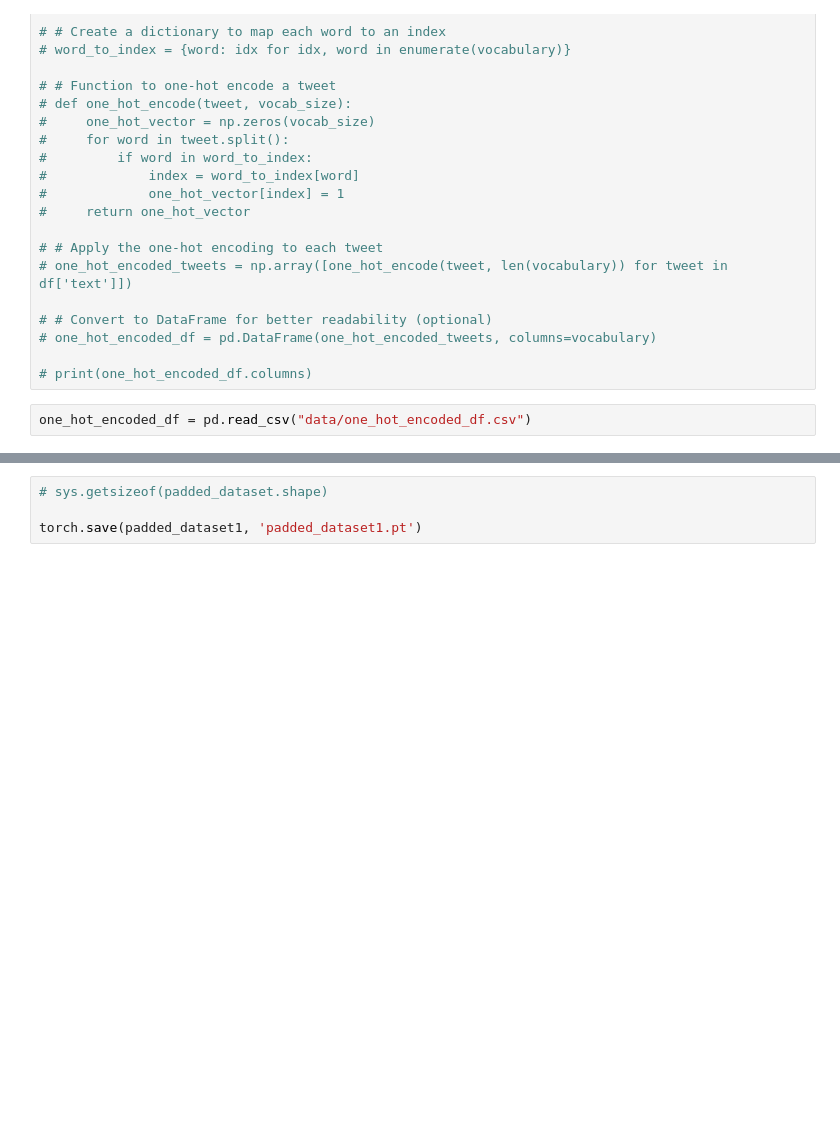
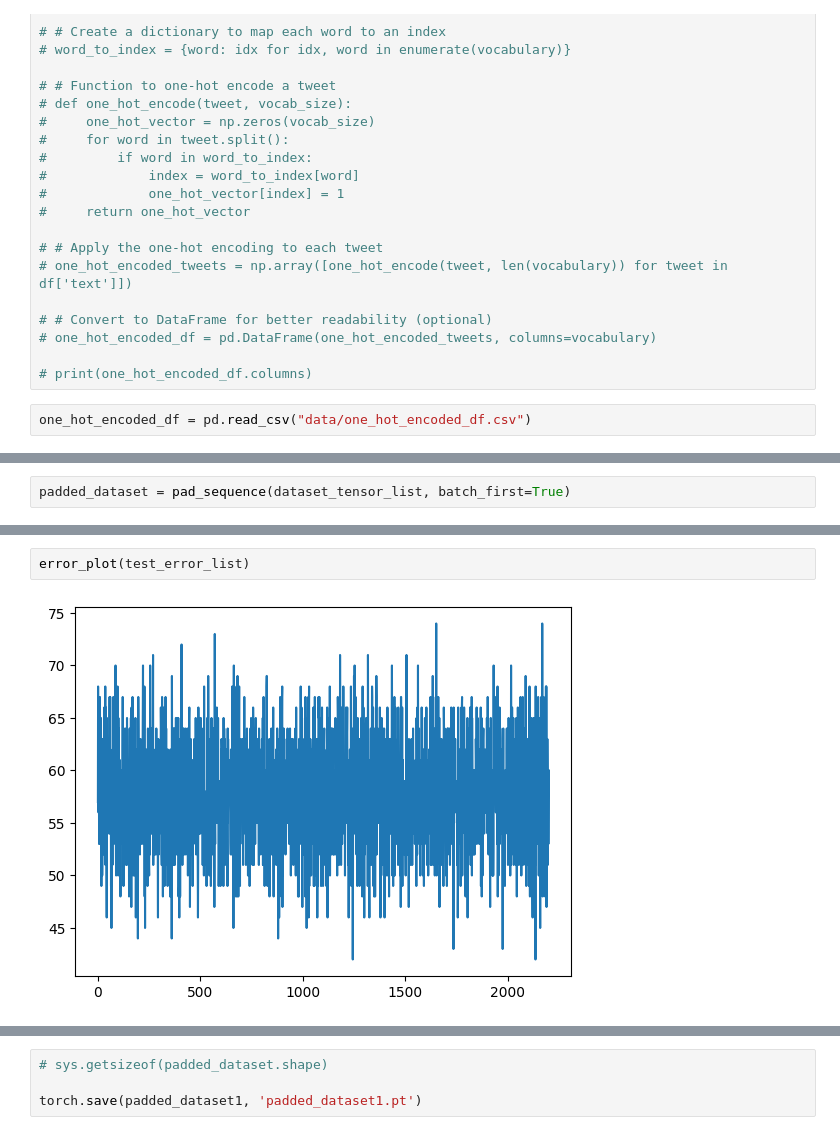
Before and after one commit to DanielMelo404/tweets, a Jupyter notebook: generar_train_y_val.ipynb, the cells around one changed output, grey strips where cells are left out. Cells and saved outputs as stored; diff of their text form; blank space fills up the shorter version.

```diff
--- a/generar_train_y_val.ipynb
+++ b/generar_train_y_val.ipynb
@@ -199,0 +189,2 @@ sys.getsizeof(padded_dataset1)
+# %%
+padded_dataset = pad_sequence(dataset_tensor_list, batch_first=True)
@@ -199,0 +351,4 @@ sys.getsizeof(padded_dataset1)
+# %%
+error_plot(test_error_list)
+# %% [output]
+[figure, added]
```
Also changed, not shown: parts of 54 cells of this notebook, 8 other files.
